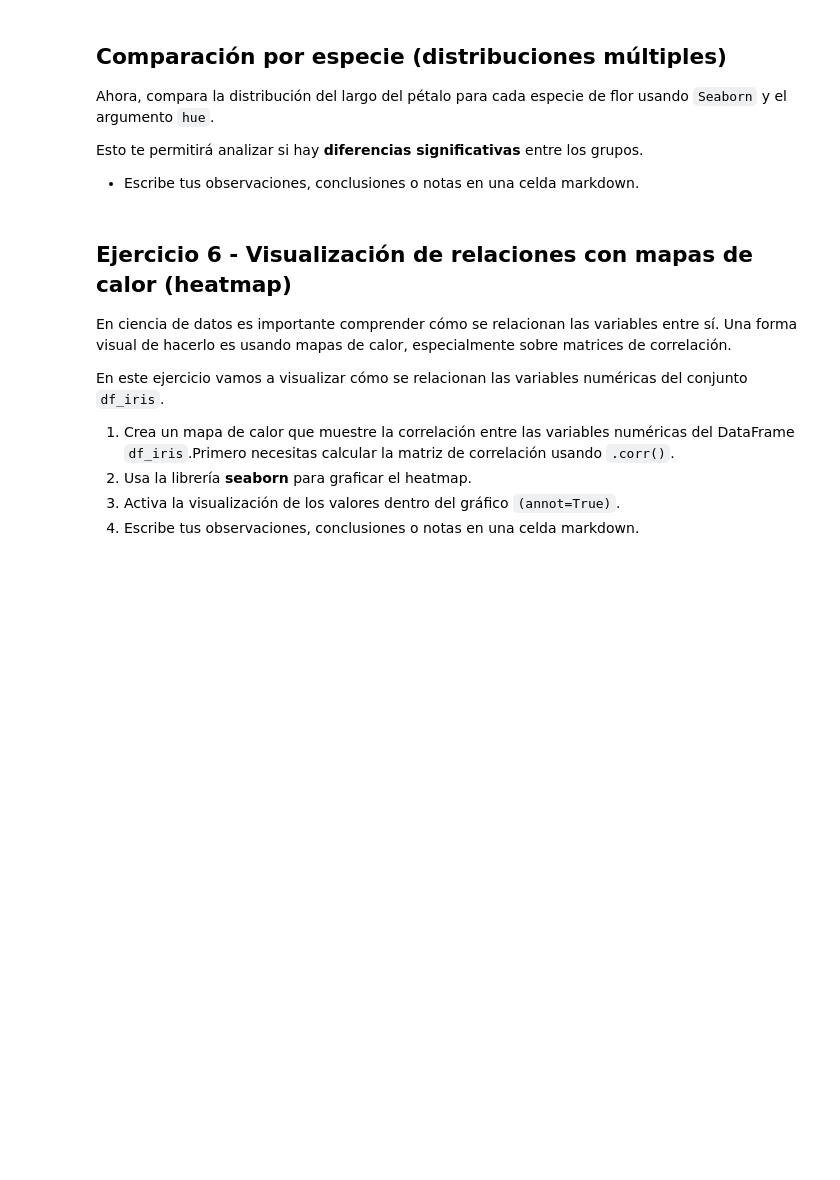
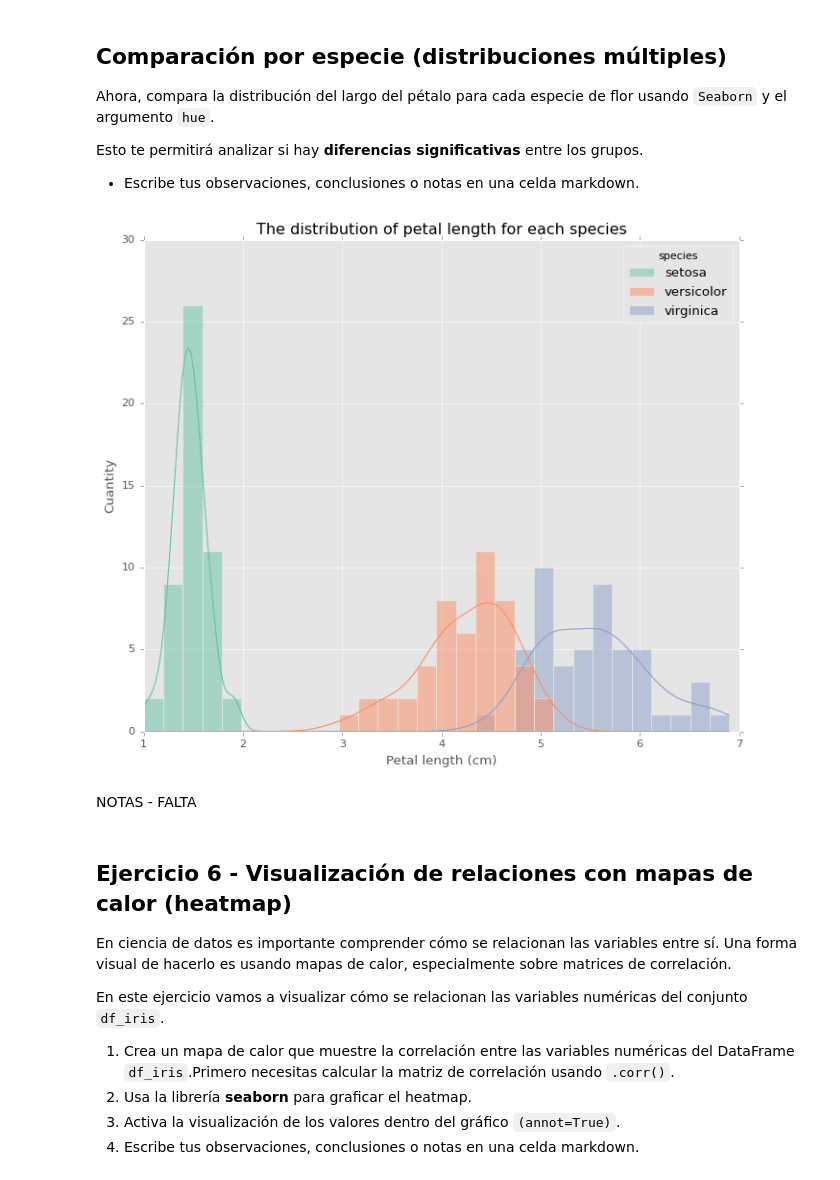
Before and after one commit to 4GeeksAcademy/inetke-proyecto-visualizacion, a Jupyter notebook: notebook/03-project-visualization.ipynb, the cells around one changed output. Saved outputs shown, nothing was run; the diff lists cells and outputs as text; code cells hidden in the pictures; blank space fills up the shorter version.

```diff
--- a/notebook/03-project-visualization.ipynb
+++ b/notebook/03-project-visualization.ipynb
@@ -269,7 +284,16 @@ Esto te permitirá analizar si hay **diferencias significativas** entre los grup
 
 - Escribe tus observaciones, conclusiones o notas en una celda markdown.
 # %%
-# Tu código
+plt.figure(figsize = (10, 8))
+sns.histplot(x='petal length (cm)', data=df_iris, hue='species', bins=30, kde=True, palette='Set2')
+plt.title('The distribution of petal length for each species')
+plt.xlabel('Petal length (cm)')
+plt.ylabel('Cuantity')
+plt.show()
+# %% [output]
+[figure, added]
+# %% [markdown]
+NOTAS - FALTA
 # %% [markdown]
 ## Ejercicio 6 - Visualización de relaciones con mapas de calor (heatmap)
 
```
Also changed, not shown: parts of 14 cells of this notebook.
